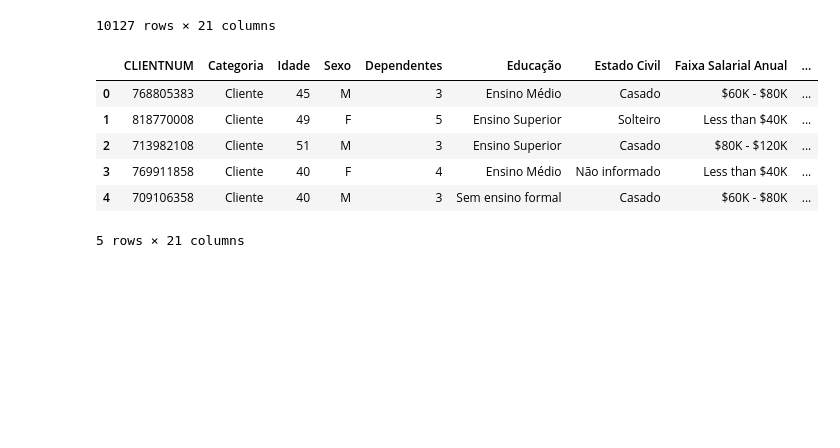
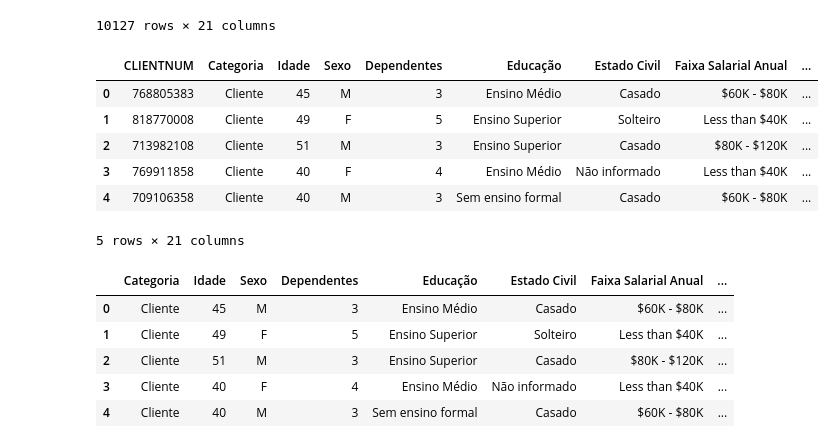
Before and after one commit to jeniferGoncalvesDaSilvaDev/Analise-de-dados-hashtag, a Jupyter notebook: aula_analise_dados_hadhtag.ipynb, the cells around one changed output. Cells and saved outputs as stored; diff of their text form; code cells hidden in the pictures; blank space fills up the shorter version.

```diff
--- a/aula_analise_dados_hadhtag.ipynb
+++ b/aula_analise_dados_hadhtag.ipynb
@@ -30,3 +30,14 @@ display(df.head(5))
 | 3 | 769911858 | Cliente | 40 | F | 4 | Ensino Médio | Não informado | Less than $40K | ... |
 | 4 | 709106358 | Cliente | 40 | M | 3 | Sem ensino formal | Casado | $60K - $80K | ... |
 5 rows × 21 columns
+# %%
+df_remove=df.drop('CLIENTNUM', axis=1)
+# %%
+display(df_remove.head(5))
+# %% [output]
+|  | Categoria | Idade | Sexo | Dependentes | Educação | Estado Civil | Faixa Salarial Anual | ... |
+| 0 | Cliente | 45 | M | 3 | Ensino Médio | Casado | $60K - $80K | ... |
+| 1 | Cliente | 49 | F | 5 | Ensino Superior | Solteiro | Less than $40K | ... |
+| 2 | Cliente | 51 | M | 3 | Ensino Superior | Casado | $80K - $120K | ... |
+| 3 | Cliente | 40 | F | 4 | Ensino Médio | Não informado | Less than $40K | ... |
+| 4 | Cliente | 40 | M | 3 | Sem ensino formal | Casado | $60K - $80K | ... |
```
